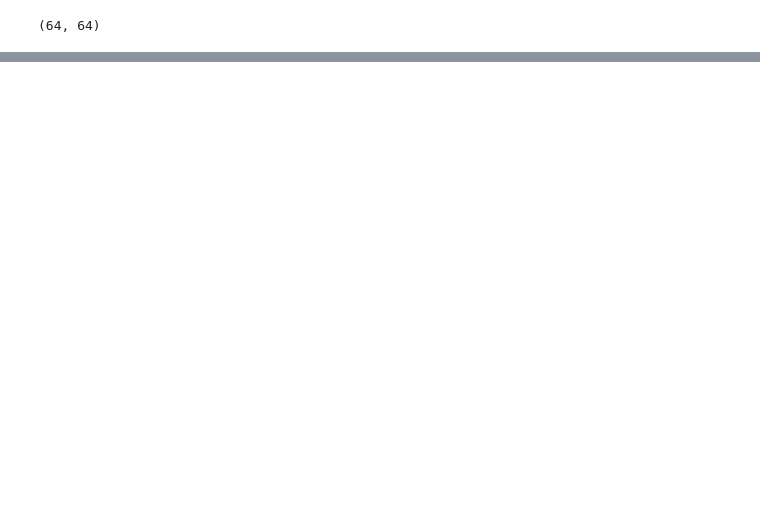
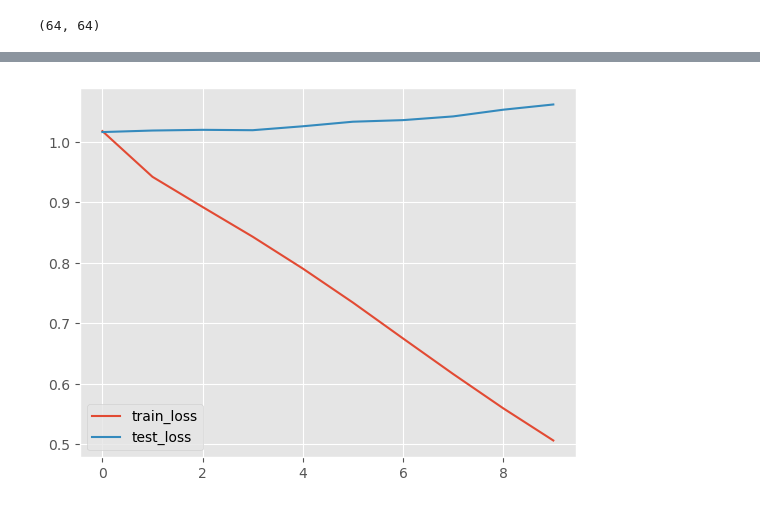
Before and after one commit to cyrilgarcia009/TSNN, a Jupyter notebook: notebooks/generators.ipynb, the cells around one changed output, grey strips where cells are left out. Cells and saved outputs as stored; diff of their text form; code cells hidden in the pictures; blank space fills up the shorter version.

```diff
--- a/notebooks/generators.ipynb
+++ b/notebooks/generators.ipynb
@@ -139,0 +138,30 @@ comp.correl(test, z.y_pred_optimal[test.dataset.indices].flatten())
+# %%
+train, test = utils.np_to_torch(X, y, n_rolling=10)
+# %%
+from torch import nn
+device = 'mps'
+
+class LSTMModel(nn.Module):
+    def __init__(self, n_ts, n_f, n_rolling, hidden_dim=128):
+        super().__init__()
+        self.encoder = nn.LSTM(input_size=n_ts*n_f, hidden_size=hidden_dim, batch_first=True)
+        self.decoder = nn.Linear(hidden_dim, n_ts)
+
+    def forward(self, x):
+        # warning: lstm dimension needs to be flattened:
+        # x: (batch, T=10, n_ts*n_f)
+        _, (h, _) = self.encoder(x.reshape(x.shape[0], x.shape[1], x.shape[2] * x.shape[3]))
+        out = self.decoder(h[-1])
+        return out
+# %%
+m = LSTMModel(n_ts=100, n_f=10, n_rolling=10).to(device)
+optimizer = torch.optim.Adam(m.parameters(), lr=0.001)
+
+
+model_lstm = torch_benchmarks.TorchWrapper(m, optimizer=optimizer)
+# %%
+model_lstm.fit(train, test=test, epochs=10)
+# %%
+pd.concat([pd.Series(model_lstm.train_loss).rename('train_loss'), pd.Series(model_lstm.test_loss).rename('test_loss')], axis=1).plot();
+# %% [output]
+[figure, added]
```
Also changed, not shown: parts of 29 cells of this notebook, 1 other file.
